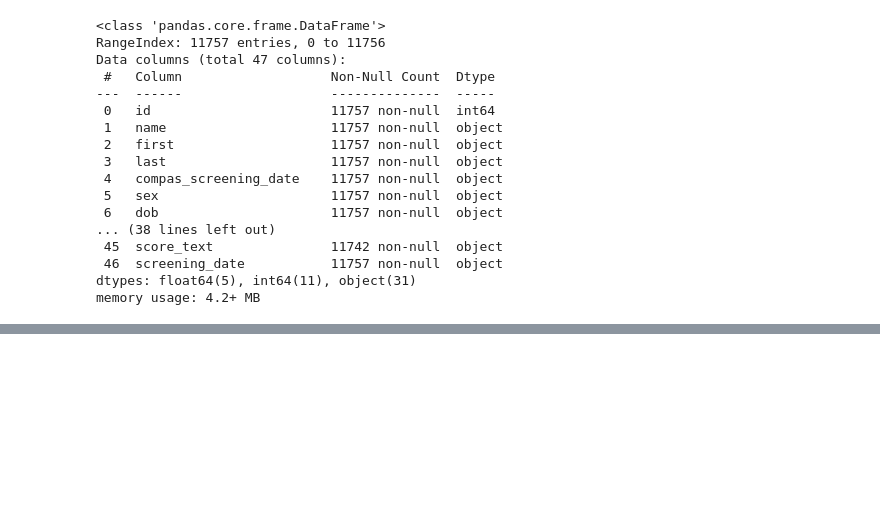
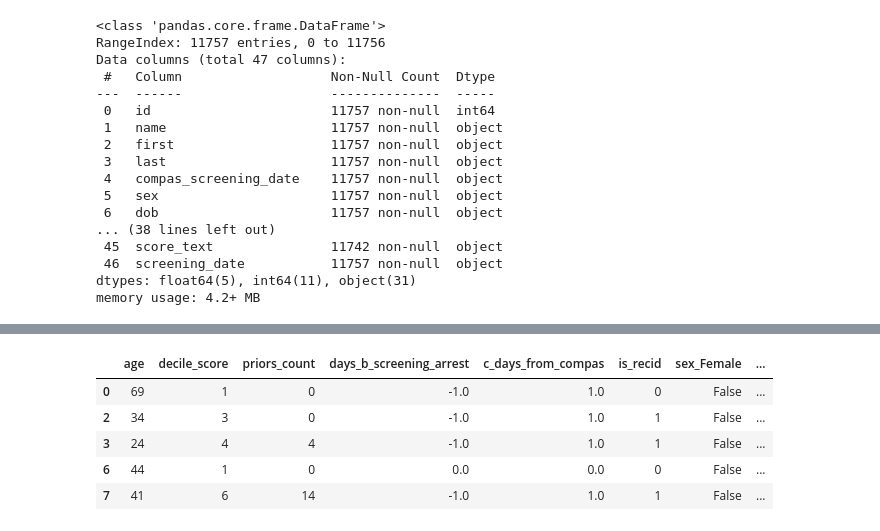
Before and after one commit to MarioCicalese/Fairness_datasmell_SE4AI, a Jupyter notebook: rawCompas.ipynb, the cells around one changed output, grey strips where cells are left out. Saved outputs shown, nothing was run; the diff lists cells and outputs as text; code cells hidden in the pictures; blank space fills up the shorter version.

```diff
--- a/rawCompas.ipynb
+++ b/rawCompas.ipynb
@@ -135,3 +134,13 @@ Decision Tree F1 Score: 0.42419825072886297
+# %%
+pd.set_option('display.max_columns', None)
+df_raw.head()
+# %% [output]
+|  | age | decile_score | priors_count | days_b_screening_arrest | c_days_from_compas | is_recid | sex_Female | ... |
+| 0 | 69 | 1 | 0 | -1.0 | 1.0 | 0 | False | ... |
+| 2 | 34 | 3 | 0 | -1.0 | 1.0 | 1 | False | ... |
+| 3 | 24 | 4 | 4 | -1.0 | 1.0 | 1 | False | ... |
+| 6 | 44 | 1 | 0 | 0.0 | 0.0 | 0 | False | ... |
+| 7 | 41 | 6 | 14 | -1.0 | 1.0 | 1 | False | ... |
 # %%
 sex_features = ['sex_Male','sex_Female'] # We want to check the fairness level regarding the protected attribute "sex"
 
```
Also changed, not shown: parts of 4 cells of this notebook.
